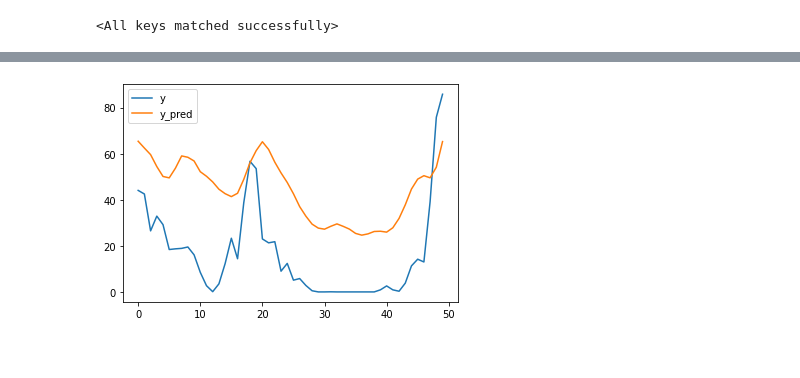
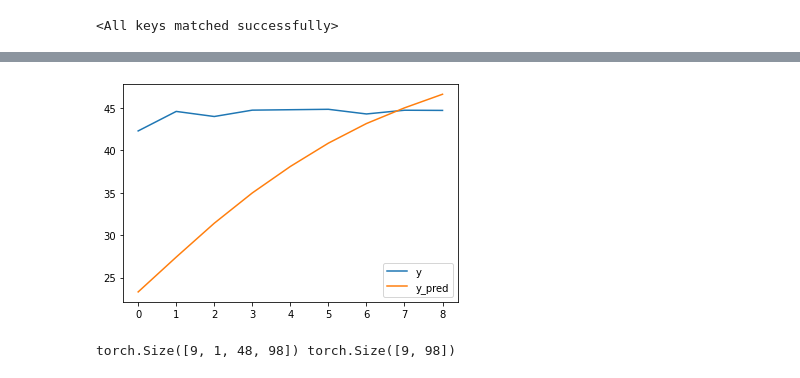
Before and after one commit to sarikayamerts/thesis, a Jupyter notebook: stgnn_wave.ipynb, the cells around one changed output, grey strips where cells are left out. Drawn from its saved outputs; the diff is of its cells as text; code cells hidden in the pictures.

```diff
--- a/stgnn_wave.ipynb
+++ b/stgnn_wave.ipynb
@@ -73,6 +87,7 @@ data.head()
 # %%
-df = pd.pivot_table(
+df_ = pd.pivot_table(
     data[["production", "rt_plant_id", "forecast_dt"]],
     index="forecast_dt",
     columns="rt_plant_id",
     values="production")
+df_.head()
@@ -79,7 +103,7 @@ df = pd.pivot_table(
 # %%
-df = df.to_numpy()
+df = df_.to_numpy()
 if True:
-    df = df[round(0.6*len(df)):round(0.7*len(df))]
+    df = df[round(0.5*len(df)):round(0.7*len(df))]
 num_samples, num_nodes = df.shape
 print(num_samples, num_nodes)
 # %% [output]
@@ -101,5 +127,5 @@ test = scaler.transform(test)
 # %%
-n_window, n_ahead = 5 * 24, 1
+n_window, n_ahead = 2 * 24, 1
 x_train, y_train = data_transform(train, n_window, n_ahead)
 x_val, y_val = data_transform(val, n_window, n_ahead)
 # x_test, y_test = data_transform(test, n_window, n_ahead)
@@ -301,10 +326,0 @@ MAE: 7.230481583400801 , MAPE: -784896.8272835218 , RMSE: 12.349392776566047
-# %%
-model.eval()
-l_sum, n = 0.0, 0
-with torch.no_grad():
-    for x, y in data_iter:
-        y_pred = model(x).view(len(x), -1)
-        l = loss(y_pred, y)
-        l_sum += l.item() * y.shape[0]
-        n += y.shape[0]
-    return l_sum / n
@@ -317,10 +335,14 @@ def plot(y, y_pred, i=0):
     plt.legend()
     plt.show()
 # %%
-model.eval()
+best_model.eval()
 with torch.no_grad():
     x, y = list(val_iter)[0]
-    y_pred = model(x).view(len(x), -1)
-    plot(y, y_pred)
+    y_pred = best_model(x).view(len(x), -1)
+    plot(y, y_pred, 84)
 # %% [output]
-[figure, old version]
+[figure, new version]
+# %%
+print(x_val.shape, y_val.shape)
+# %% [output]
+torch.Size([9, 1, 48, 98]) torch.Size([9, 98])
```
Also changed, not shown: parts of 36 cells of this notebook.
